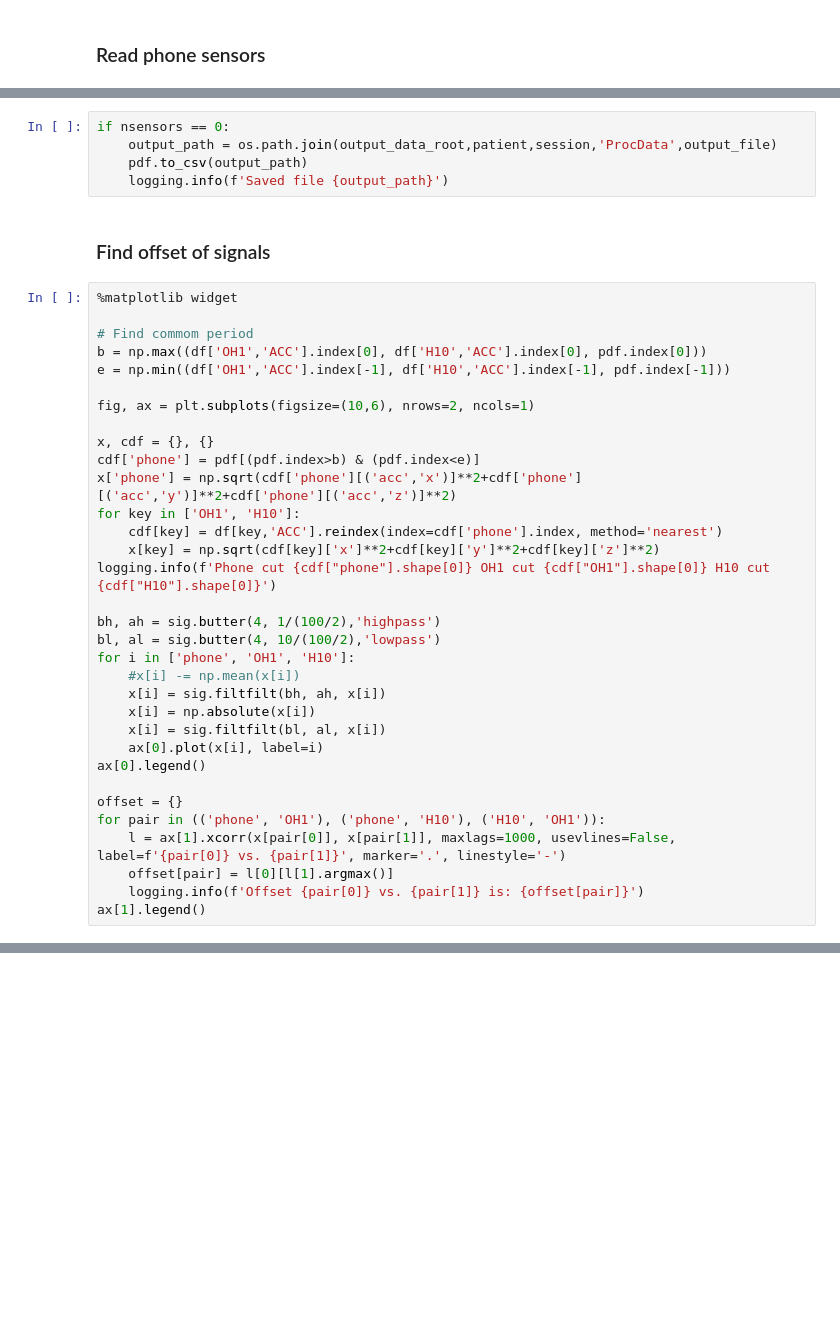
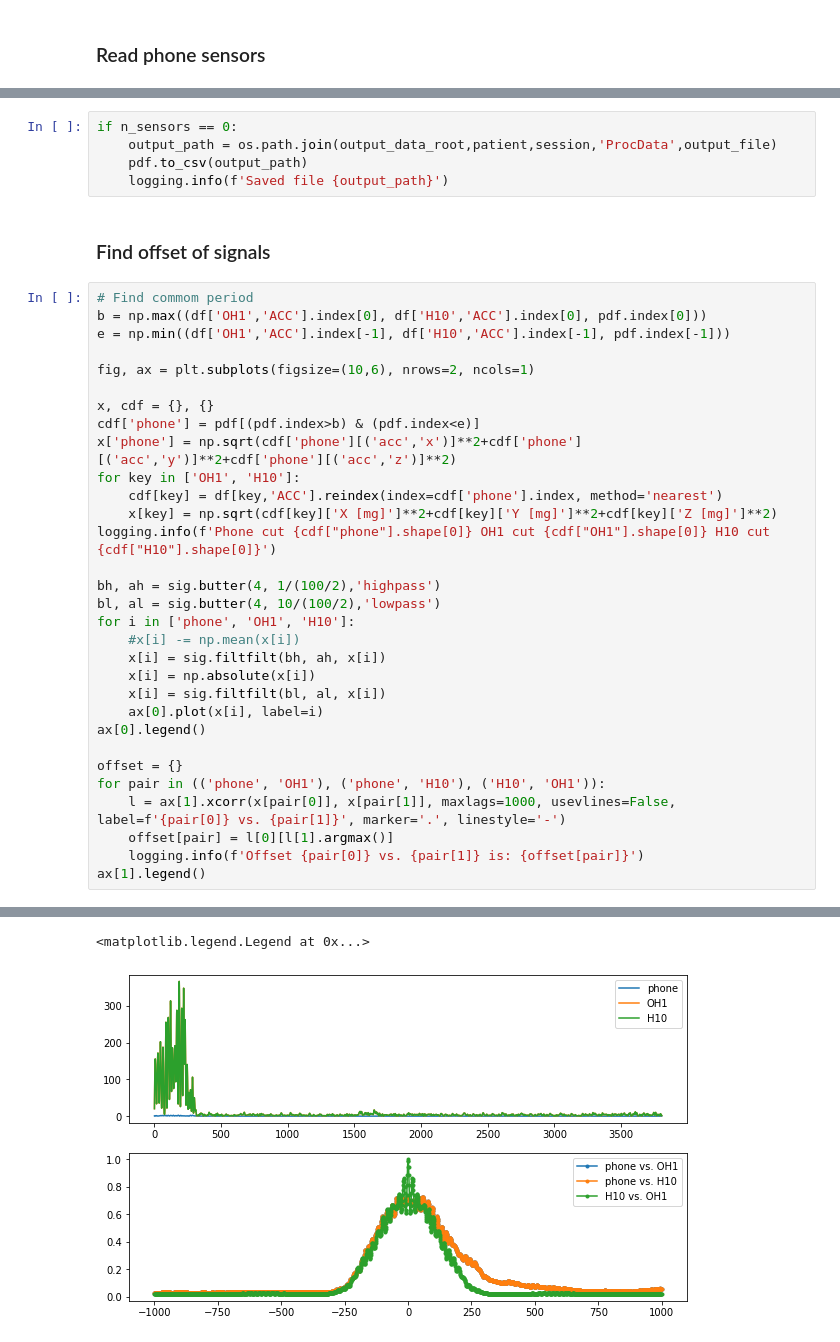
Before and after one commit to eyalgolan/KOIOS, a Jupyter notebook: SyncSensors.ipynb, the cells around one changed output, grey strips where cells are left out. Drawn from its saved outputs; the diff is of its cells as text; blank space fills up the shorter version.

```diff
--- a/SyncSensors.ipynb
+++ b/SyncSensors.ipynb
@@ -205,13 +226,11 @@ plot_acc(df, ('H10','ACC'), ['x', 'y', 'z'], ax=ax[2], title='H10 accelerometer'
 # %%
-if nsensors == 0:
+if n_sensors == 0:
     output_path = os.path.join(output_data_root,patient,session,'ProcData',output_file)
     pdf.to_csv(output_path)
     logging.info(f'Saved file {output_path}')
 # %% [markdown]
 ### Find offset of signals
 # %%
-%matplotlib widget
-
 # Find commom period
 b = np.max((df['OH1','ACC'].index[0], df['H10','ACC'].index[0], pdf.index[0]))
 e = np.min((df['OH1','ACC'].index[-1], df['H10','ACC'].index[-1], pdf.index[-1]))
@@ -223,7 +242,7 @@ cdf['phone'] = pdf[(pdf.index>b) & (pdf.index<e)]
 x['phone'] = np.sqrt(cdf['phone'][('acc','x')]**2+cdf['phone'][('acc','y')]**2+cdf['phone'][('acc','z')]**2)
 for key in ['OH1', 'H10']:
     cdf[key] = df[key,'ACC'].reindex(index=cdf['phone'].index, method='nearest')
-    x[key] = np.sqrt(cdf[key]['x']**2+cdf[key]['y']**2+cdf[key]['z']**2)
+    x[key] = np.sqrt(cdf[key]['X [mg]']**2+cdf[key]['Y [mg]']**2+cdf[key]['Z [mg]']**2)
 logging.info(f'Phone cut {cdf["phone"].shape[0]} OH1 cut {cdf["OH1"].shape[0]} H10 cut {cdf["H10"].shape[0]}')
 
 bh, ah = sig.butter(4, 1/(100/2),'highpass')
@@ -247,3 +269,5 @@ KeyError: 'widget'
+<matplotlib.legend.Legend at 0x...>
+[figure, added]
 # %%
 for key in df.keys():
     off = offset['phone', key[0]]
```
Also changed, not shown: parts of 13 cells of this notebook, 1 other file.
